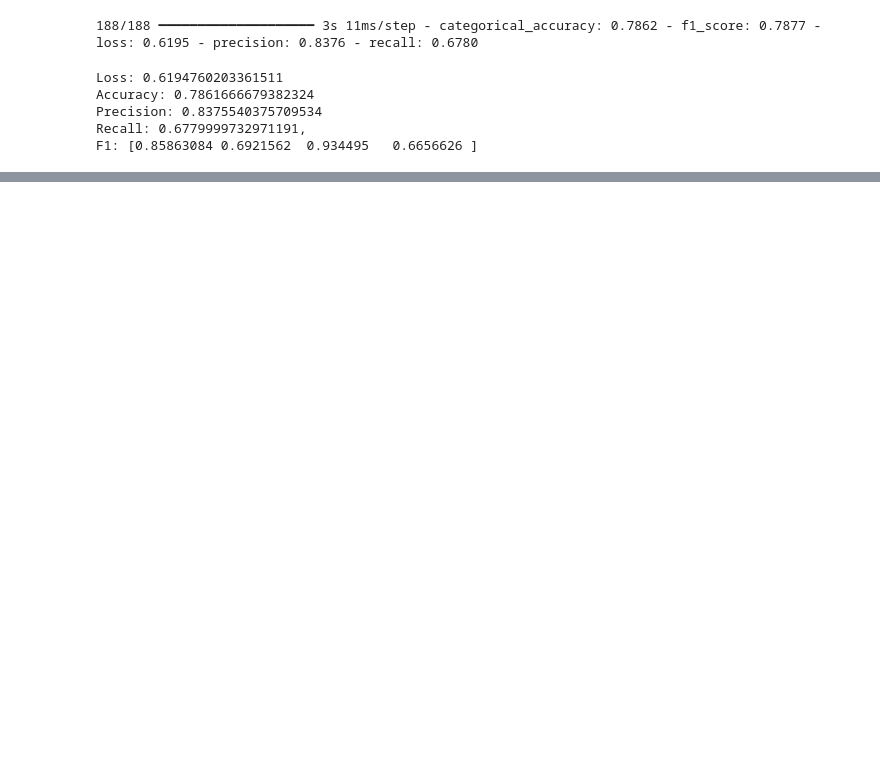
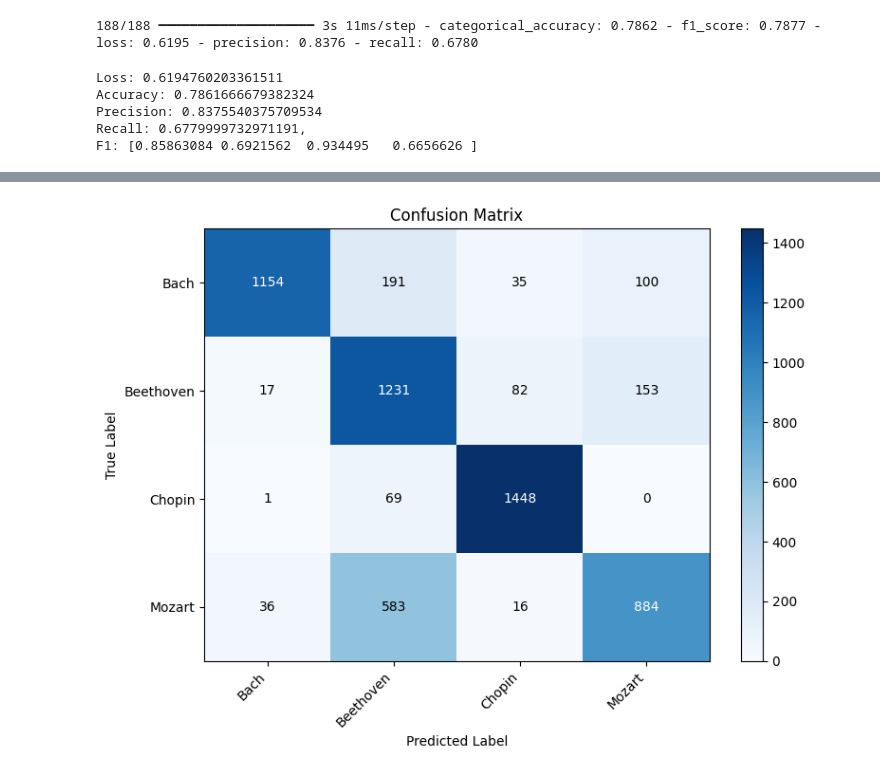
Before and after one commit to PSswathi/music-genre-and-composer-classification, a Jupyter notebook: notebooks/cnn_piano_roll.ipynb, the cells around one changed output, grey strips where cells are left out. Drawn from its saved outputs; the diff is of its cells as text; code cells hidden in the pictures; blank space fills up the shorter version.

```diff
--- a/notebooks/cnn_piano_roll.ipynb
+++ b/notebooks/cnn_piano_roll.ipynb
@@ -353,3 +355,13 @@ Accuracy: 0.7861666679382324
 Precision: 0.8375540375709534
 Recall: 0.6779999732971191,
 F1: [0.85863084 0.6921562  0.934495   0.6656626 ]
+# %%
+import matplotlib.pyplot as plt
+from itertools import cycle
+
+# Compute predictions and true labels
+y_prob = cnn_model.predict(X_test)
+y_pred = np.argmax(y_prob, axis=1)
+y_true = np.argmax(y_test, axis=1)
+classes = ohe.categories_[0]
+n_classes = len(classes)
@@ -355,0 +394,30 @@ F1: [0.85863084 0.6921562  0.934495   0.6656626 ]
+# %%
+cm = confusion_matrix(y_true, y_pred)
+
+fig, ax = plt.subplots(figsize=(8, 6))
+im = ax.imshow(cm, interpolation='nearest', aspect='auto', cmap='Blues')
+plt.colorbar(im, ax=ax)
+
+tick_marks = np.arange(n_classes)
+ax.set_xticks(tick_marks)
+ax.set_xticklabels(classes, rotation=45, ha='right')
+ax.set_yticks(tick_marks)
+ax.set_yticklabels(classes)
+ax.set_xlabel('Predicted Label')
+ax.set_ylabel('True Label')
+ax.set_title('Confusion Matrix')
+
+# Annotate counts
+thresh = cm.max() / 2
+for i in range(cm.shape[0]):
+    for j in range(cm.shape[1]):
+        ax.text(
+            j, i, f"{cm[i, j]:d}",
+            ha='center', va='center',
+            color='white' if cm[i, j] > thresh else 'black'
+        )
+
+plt.tight_layout()
+plt.show()
+# %% [output]
+[figure, added]
```
Also changed, not shown: parts of 5 cells of this notebook.
